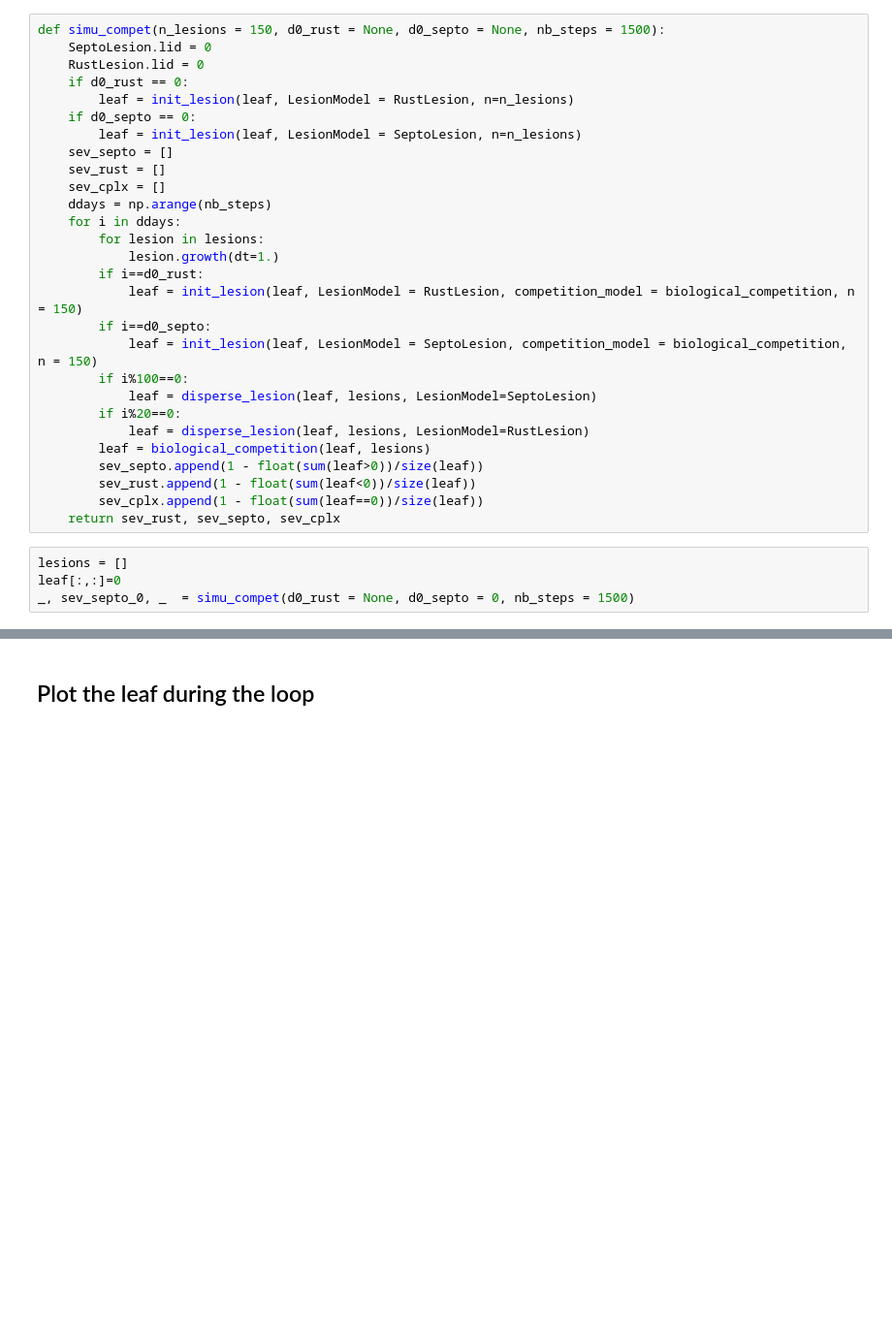
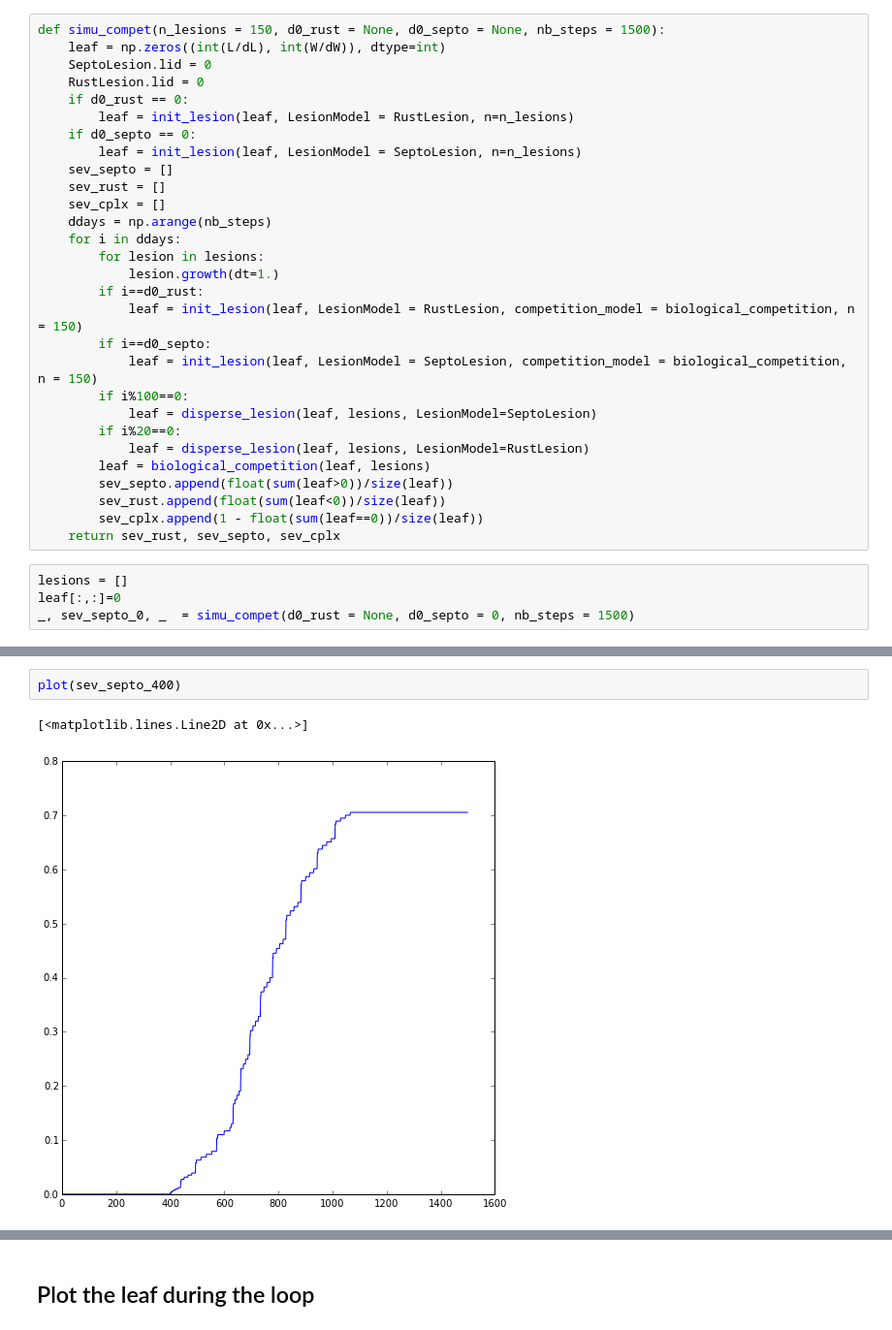
Before and after one commit to openalea-incubator/alep, a Jupyter notebook: alep/example/septo_rust_competition_leaf.ipynb, the cells around one changed output, grey strips where cells are left out. Shown at 97% size. Saved outputs shown, nothing was run; the diff lists cells and outputs as text; blank space fills up the shorter version.

```diff
--- a/alep/example/septo_rust_competition_leaf.ipynb
+++ b/alep/example/septo_rust_competition_leaf.ipynb
@@ -600,6 +600,7 @@ rcParams['figure.figsize']=(8,8)
 [figure]
 # %%
 def simu_compet(n_lesions = 150, d0_rust = None, d0_septo = None, nb_steps = 1500):
+    leaf = np.zeros((int(L/dL), int(W/dW)), dtype=int)
     SeptoLesion.lid = 0
     RustLesion.lid = 0
     if d0_rust == 0:
@@ -622,8 +623,8 @@ def simu_compet(n_lesions = 150, d0_rust = None, d0_septo = None, nb_steps = 150
         if i%20==0:
             leaf = disperse_lesion(leaf, lesions, LesionModel=RustLesion)
         leaf = biological_competition(leaf, lesions)
-        sev_septo.append(1 - float(sum(leaf>0))/size(leaf))
-        sev_rust.append(1 - float(sum(leaf<0))/size(leaf))
+        sev_septo.append(float(sum(leaf>0))/size(leaf))
+        sev_rust.append(float(sum(leaf<0))/size(leaf))
         sev_cplx.append(1 - float(sum(leaf==0))/size(leaf))
     return sev_rust, sev_septo, sev_cplx
 # %%
@@ -635,3 +637,8 @@ lesions = []
 _, sev_septo_400, _ = simu_compet(d0_rust = None, d0_septo = 400, nb_steps = 1500)
+# %%
+plot(sev_septo_400)
+# %% [output]
+[<matplotlib.lines.Line2D at 0x...>]
+[figure, added]
 # %%
 lesions = []
```
Also changed, not shown: parts of 11 cells of this notebook.
